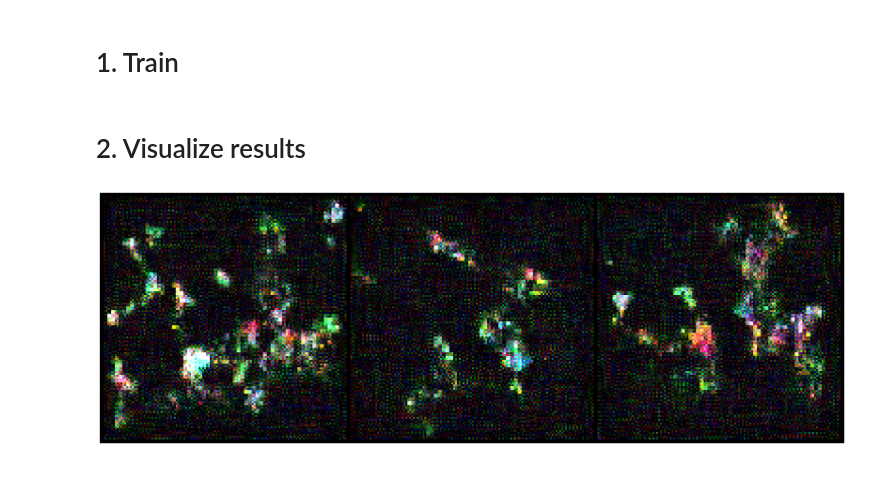
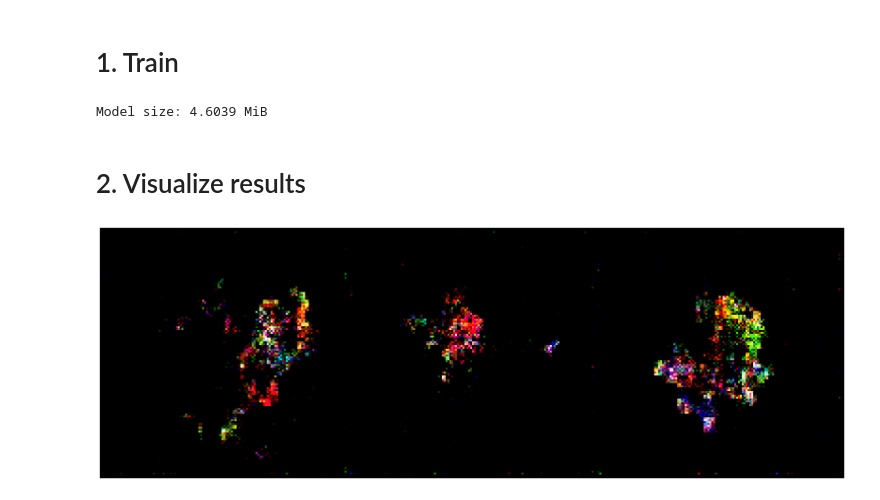
Before and after one commit to mradovic38/sprite-flow, a Jupyter notebook: training/train.ipynb, the cells around one changed output. Saved outputs shown, nothing was run; the diff lists cells and outputs as text; code cells hidden in the pictures.

Commit message:
Improve training results plot script. Slight model improvements.

```diff
--- a/training/train.ipynb
+++ b/training/train.ipynb
@@ -24,7 +28,7 @@ torch.cuda.empty_cache()
 torch.cuda.ipc_collect()
 
 # Initialize probability path
-sampler = PixelArtSampler('../dataset/images').to(device)
+sampler = PixelArtSampler('dataset/images').to(device)
 path = GaussianConditionalProbabilityPath(
     p_data=sampler,
     p_simple_shape = [4, 128, 128],
@@ -50,7 +54,7 @@ metric = FID(
 trainer = UnguidedTrainer(
     path=path,
     model=unet,
-    experiment_dir="experiments/unet",
+    experiment_dir="training/experiments/unet",
     eval_metric=metric
 )
 
@@ -66,6 +70,8 @@ trainer.train(
     num_images_to_save=3,
     save_images_every=100
 )
+# %% [output]
+Model size: 4.6039 MiB
 # %% [markdown]
 # 2. Visualize results
 # %%
@@ -74,41 +80,42 @@ num_samples = 3
 num_timesteps = 100
 
 # Load model from checkpoints
-cp = torch.load('experiments/unet/best_model.pt', map_location=device)
+cp = torch.load('training/experiments/unet/best_model.pt', map_location=device)
 model = PixelArtUNet(
     channels = [32, 64, 128],
     num_residual_layers = 2,
-    t_embed_dim = 40
+    t_embed_dim = 48
 ).to(device)
 model.load_state_dict(cp["model_state"])
+model.eval()
 
 # Load path
-sampler = PixelArtSampler('../dataset/images').to(device)
+sampler = PixelArtSampler('dataset/images').to(device)
 path = GaussianConditionalProbabilityPath(
     p_data=sampler,
     p_simple_shape = [4, 128, 128],
     alpha = LinearAlpha(),
     beta = LinearBeta()
 ).to(device)
 
 # Simulate
 ts = torch.linspace(0, 1, num_timesteps).view(1, -1, 1, 1, 1).expand(num_samples, -1, 1, 1, 1).to(device)
 x0 = path.p_simple.sample(num_samples).to(device)  # (num_samples, 4, 128, 128)
 
 # Run simulation
 ode = UnguidedVectorFieldODE(model)
 simulator = EulerSimulator(ode)
 x1 = simulator.simulate(x0, ts)  # (num_samples, 4, 128, 128)
 
 # Make grid from output (only use first 3 channels if RGB)
 img = x1[:, :3]  # (num_samples, 3, H, W)
-grid = make_grid(img, nrow=num_samples, normalize=True, value_range=(-1, 1))
+grid = make_grid(img, nrow=num_samples, normalize=False)
 
 # Plot
 plt.figure(figsize=(20, 10))
-plt.imshow(grid.permute(1, 2, 0).cpu().numpy())
+plt.imshow(grid.permute(1, 2, 0).clamp(0,1).cpu().numpy())
 plt.axis("off")
 plt.tight_layout()
 plt.show()
 # %% [output]
-[figure, old version]
+[figure, new version]
```
Also changed, not shown: parts of 1 cell of this notebook.
